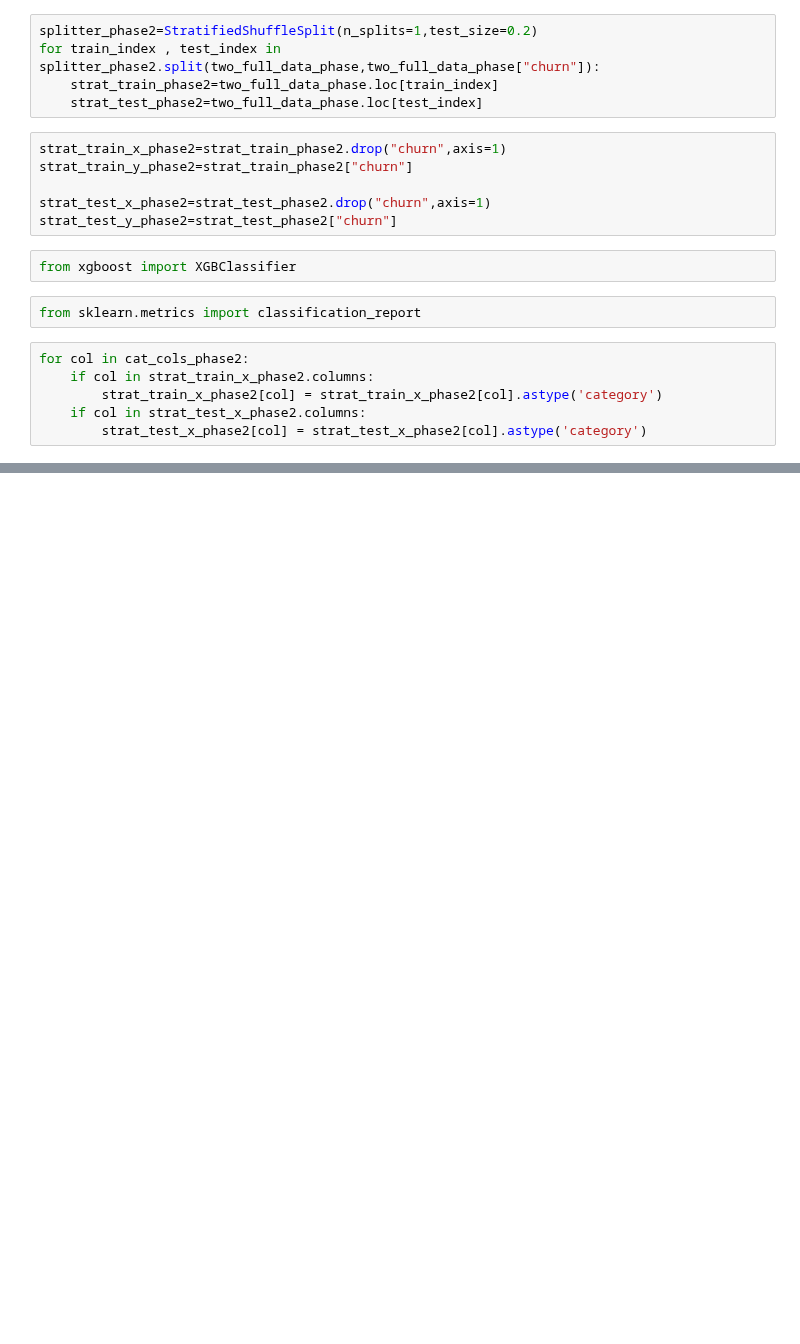
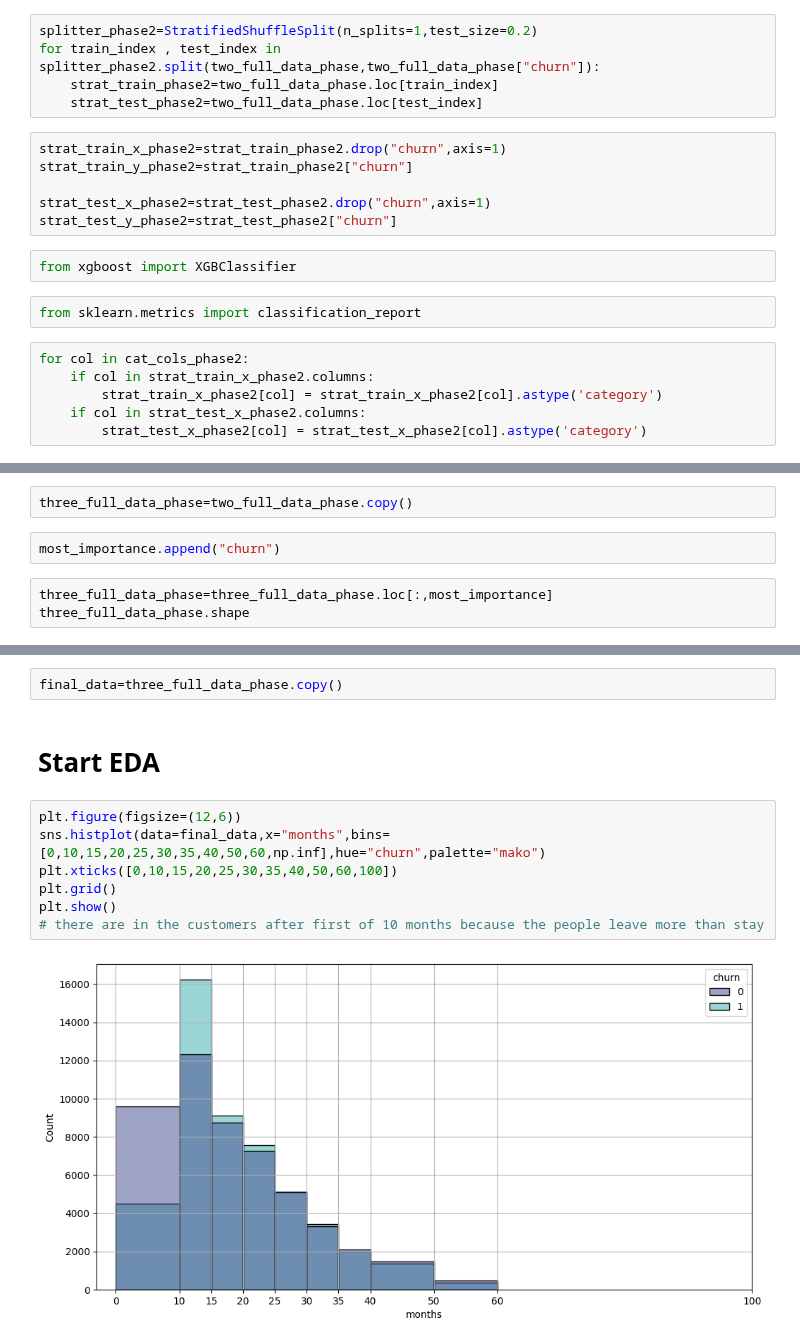
Before and after one commit to SalemElbermawy/gci_final_project, a Jupyter notebook: gci_final_advanced.ipynb, the cells around one changed output, grey strips where cells are left out. Drawn from its saved outputs; the diff is of its cells as text; blank space fills up the shorter version.

```diff
--- a/gci_final_advanced.ipynb
+++ b/gci_final_advanced.ipynb
@@ -423,0 +544,7 @@ df_importance_feature=pd.DataFrame
+# %%
+three_full_data_phase=two_full_data_phase.copy()
+# %%
+most_importance.append("churn")
+# %%
+three_full_data_phase=three_full_data_phase.loc[:,most_importance]
+three_full_data_phase.shape
@@ -423,0 +562,13 @@ df_importance_feature=pd.DataFrame
+# %%
+final_data=three_full_data_phase.copy()
+# %% [markdown]
+# Start EDA
+# %%
+plt.figure(figsize=(12,6))
+sns.histplot(data=final_data,x="months",bins=[0,10,15,20,25,30,35,40,50,60,np.inf],hue="churn",palette="mako")
+plt.xticks([0,10,15,20,25,30,35,40,50,60,100])
+plt.grid()
+plt.show()
+# there are in the customers after first of 10 months because the people leave more than stay
+# %% [output]
+[figure, added]
```
Also changed, not shown: parts of 37 cells of this notebook.
